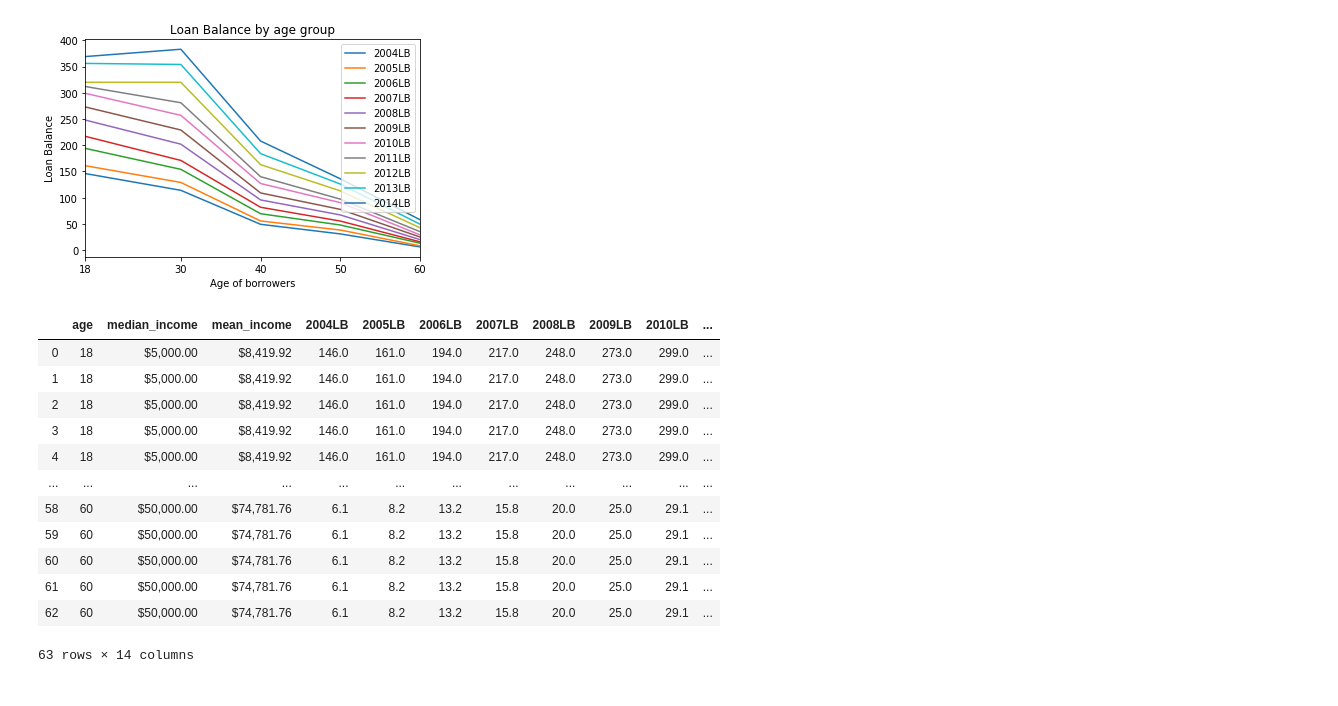
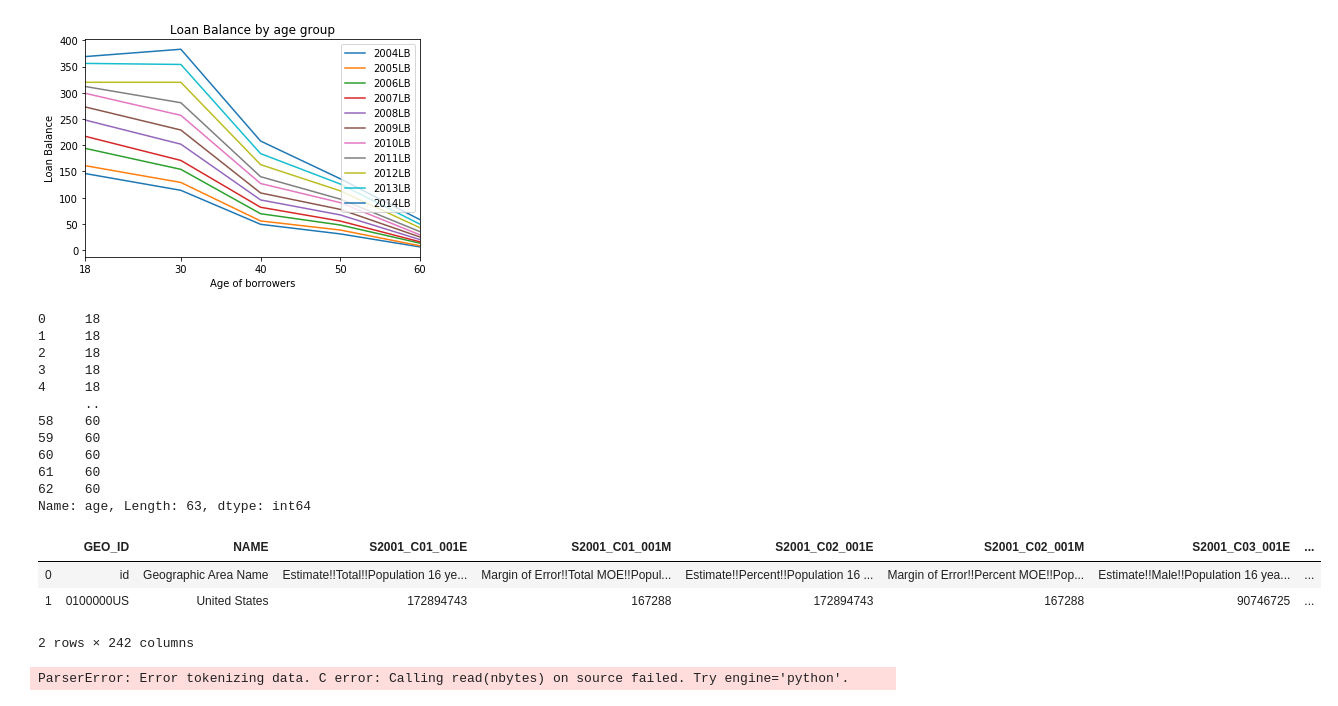
Before and after one commit to AHalarewicz/StudentLoanData, a Jupyter notebook: clean.ipynb, the cells around one changed output. Cells and saved outputs as stored; diff of their text form; code cells hidden in the pictures.

```diff
--- a/clean.ipynb
+++ b/clean.ipynb
@@ -113,18 +123,31 @@ plt.show()
 [figure]
 # %%
 loan_data = pd.merge(income_by_age, loan_balance_by_year)
-loan_data
+loan_data['age']
 # %% [output]
-|  | age | median_income | mean_income | 2004LB | 2005LB | 2006LB | 2007LB | 2008LB | 2009LB | 2010LB | ... |
-| 0 | 18 | $5,000.00 | $8,419.92 | 146.0 | 161.0 | 194.0 | 217.0 | 248.0 | 273.0 | 299.0 | ... |
-| 1 | 18 | $5,000.00 | $8,419.92 | 146.0 | 161.0 | 194.0 | 217.0 | 248.0 | 273.0 | 299.0 | ... |
-| 2 | 18 | $5,000.00 | $8,419.92 | 146.0 | 161.0 | 194.0 | 217.0 | 248.0 | 273.0 | 299.0 | ... |
-| 3 | 18 | $5,000.00 | $8,419.92 | 146.0 | 161.0 | 194.0 | 217.0 | 248.0 | 273.0 | 299.0 | ... |
-| 4 | 18 | $5,000.00 | $8,419.92 | 146.0 | 161.0 | 194.0 | 217.0 | 248.0 | 273.0 | 299.0 | ... |
-| ... | ... | ... | ... | ... | ... | ... | ... | ... | ... | ... | ... |
-| 58 | 60 | $50,000.00 | $74,781.76 | 6.1 | 8.2 | 13.2 | 15.8 | 20.0 | 25.0 | 29.1 | ... |
-| 59 | 60 | $50,000.00 | $74,781.76 | 6.1 | 8.2 | 13.2 | 15.8 | 20.0 | 25.0 | 29.1 | ... |
-| 60 | 60 | $50,000.00 | $74,781.76 | 6.1 | 8.2 | 13.2 | 15.8 | 20.0 | 25.0 | 29.1 | ... |
-| 61 | 60 | $50,000.00 | $74,781.76 | 6.1 | 8.2 | 13.2 | 15.8 | 20.0 | 25.0 | 29.1 | ... |
-| 62 | 60 | $50,000.00 | $74,781.76 | 6.1 | 8.2 | 13.2 | 15.8 | 20.0 | 25.0 | 29.1 | ... |
-63 rows × 14 columns
+0     18
+1     18
+2     18
+3     18
+4     18
+      ..
+58    60
+59    60
+60    60
+61    60
+62    60
+Name: age, Length: 63, dtype: int64
+# %%
+# read earnings by education level
+earnings_edu = pd.read_csv('data/earnings-by-education-level.csv')
+earnings_edu
+# %% [output]
+|  | GEO_ID | NAME | S2001_C01_001E | S2001_C01_001M | S2001_C02_001E | S2001_C02_001M | S2001_C03_001E | ... |
+| 0 | id | Geographic Area Name | Estimate!!Total!!Population 16 ye... | Margin of Error!!Total MOE!!Popul... | Estimate!!Percent!!Population 16 ... | Margin of Error!!Percent MOE!!Pop... | Estimate!!Male!!Population 16 yea... | ... |
+| 1 | 0100000US | United States | 172894743 | 167288 | 172894743 | 167288 | 90746725 | ... |
+2 rows × 242 columns
+# %%
+# read earnings by occupation category
+earnings_ocup = pd.read_csv('data/earnings-by-occupation')
+# %% [output]
+ParserError: Error tokenizing data. C error: Calling read(nbytes) on source failed. Try engine='python'.
```
Also changed, not shown: parts of 1 cell of this notebook.
